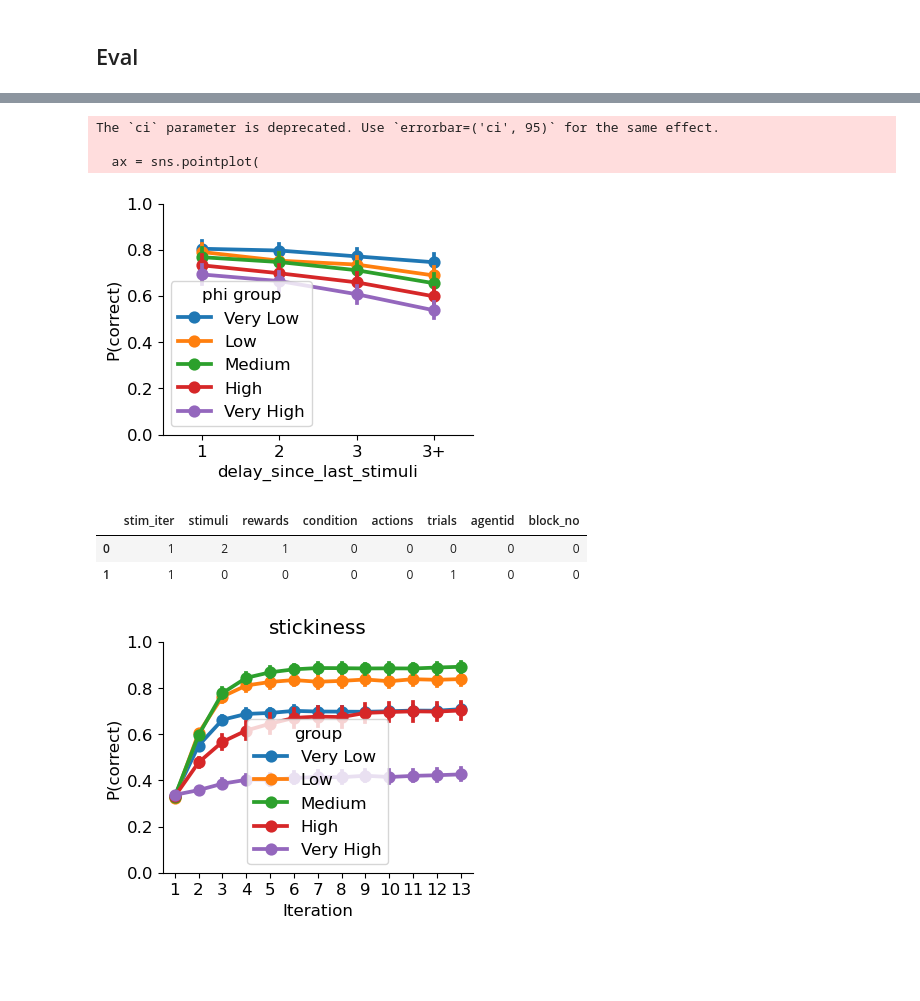
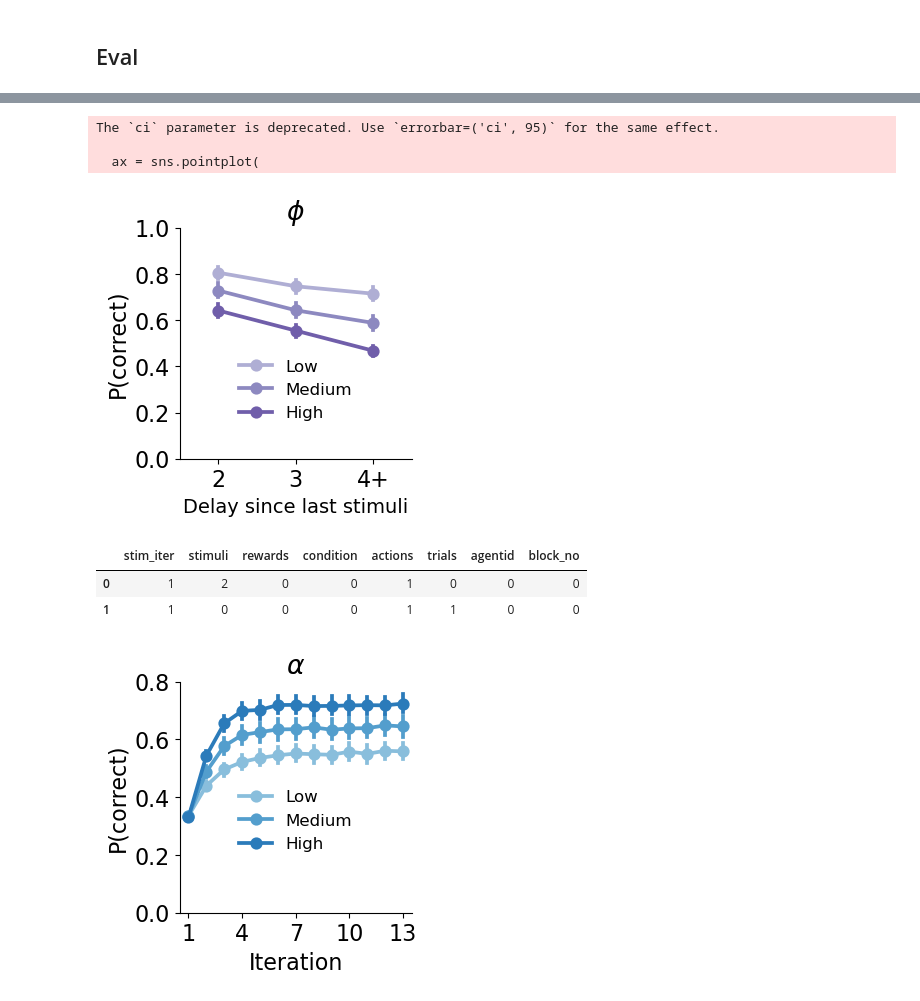
Before and after one commit to ti55987/DL4CM, a Jupyter notebook: simulation/simulation.ipynb, the cells around one changed output, grey strips where cells are left out. Saved outputs shown, nothing was run; the diff lists cells and outputs as text; code cells hidden in the pictures; blank space fills up the shorter version.

Commit message:
add model utils

```diff
--- a/simulation/simulation.ipynb
+++ b/simulation/simulation.ipynb
@@ -322,7 +311,9 @@ train_df.to_csv(filename)
 # %% [markdown]
 ## Eval
 # %%
-model_name = 'rlf'
-train_df = pd.read_csv(f"../data/{model_name}_6s3a/rand500_st11_500a_{num_blocks}b_78t_{model_name}.csv")
+model_name = "rlf"
+train_df = pd.read_csv(
+    f"../data/{model_name}_6s3a/rand500_st11_500a_{num_blocks}b_78t_{model_name}.csv"
+)
 # %%
 # parameter inspection
@@ -369,39 +360,52 @@ sns.despine()
 # %%
-key = 'delay_since_last_stimuli' #'delay_since_last_correct'
-res = train_df[train_df.delay_since_last_stimuli > 0].copy()
+key = "delay_since_last_stimuli"  #'delay_since_last_correct'
+res = train_df[train_df.delay_since_last_stimuli > 1].copy()
 # Create 5 equal-width bins for bias values
-res['phi group'] = pd.qcut(res['phi'], q=5, labels=['Very Low', 'Low', 'Medium', 'High', 'Very High'])
-res[f"{key}_cat"] = res[key].apply(
-    lambda x: "3+" if x > 3 else str(x)
+res["phi group"] = pd.qcut(
+    res["phi"], q=3, labels=["Low", "Medium", "High"]
 )
+res[f"{key}_cat"] = res[key].apply(lambda x: "4+" if x > 4 else str(x))
 
 res = (
     res.groupby(["agentid", f"{key}_cat", "phi group"])[["rewards"]]
     .mean()
     .reset_index()
 )
 
-plt.rcParams.update({"font.size": 12})
-fig, ax = plt.subplots(1, 1, figsize=(4, 3), sharey=True)
+plt.rcParams.update({"font.size": 16})
+fig, ax = plt.subplots(1, 1, figsize=(3, 3), sharey=True)
 ax = sns.pointplot(
     data=res,
     x=f"{key}_cat",
     y="rewards",
-    order=["1", "2", "3", "3+"],
+    order=["2", "3", "4+"],
     hue="phi group",
+    palette=sns.color_palette("Purples")[2:],
     ax=ax,
     ci=95,
 )
-ax.set_xlabel(key)
 ax.set_ylabel("P(correct)")
 ax.set_yticks(np.round(np.arange(0, 1.2, 0.2), 2))
-
+ax.set_title(r"$\phi$")
+ax.set_xlabel("Delay since last stimuli", fontsize=14)
+#sns.move_legend(ax, "upper left", bbox_to_anchor=(1, 1), fontsize=12)
+sns.move_legend(
+    ax,
+    "lower center",
+    bbox_to_anchor=(0.5, 0.1),
+    ncol=1,
+    fontsize=12,
+    markerscale=1,
+    frameon=False,
+    title=None,
+)
 sns.despine()
+sns.despine()
 # %% [output]
 The `ci` parameter is deprecated. Use `errorbar=('ci', 95)` for the same effect.
 
   ax = sns.pointplot(
-[figure, old version]
+[figure, new version]
 # %%
 from utils.feature_utils import get_iter_acc_without_switches
 
@@ -409,35 +413,52 @@ iter_acc = get_iter_acc_without_switches(train_df)
 iter_acc.head(2)
 # %% [output]
 |  | stim_iter | stimuli | rewards | condition | actions | trials | agentid | block_no |
-| 0 | 1 | 2 | 1 | 0 | 0 | 0 | 0 | 0 |
-| 1 | 1 | 0 | 0 | 0 | 0 | 1 | 0 | 0 |
+| 0 | 1 | 2 | 0 | 0 | 1 | 0 | 0 | 0 |
+| 1 | 1 | 0 | 0 | 0 | 1 | 1 | 0 | 0 |
 # %%
-key = 'stickiness'
+plt.rcParams.update({"font.size": 16})
+key = "alpha"
 iter_acc[key] = train_df[key].tolist()
 
 # Create 5 equal-width bins for bias values
-#iter_acc['group'] = pd.qcut(iter_acc[key], q=5, labels=['Very Low', 'Low', 'Medium', 'High', 'Very High'])
-iter_acc['group'] = pd.cut(iter_acc[key], bins=5, labels=['Very Low', 'Low', 'Medium', 'High', 'Very High'])
+# iter_acc['group'] = pd.qcut(iter_acc[key], q=5, labels=['Very Low', 'Low', 'Medium', 'High', 'Very High'])
+iter_acc["group"] = pd.cut(
+    iter_acc[key], bins=3, labels=["Low", "Medium", "High"]
+)
 # Group by bias group and calculate mean rewards
-bias_group_stats = iter_acc.groupby(["agentid",  'stim_iter', 'group'])['rewards'].mean().reset_index()
+bias_group_stats = (
+    iter_acc.groupby(["agentid", "stim_iter", "group"])["rewards"].mean().reset_index()
+)
 
 # Plot the results
-plt.rcParams.update({"font.size": 12})
-fig, ax = plt.subplots(1, 1, figsize=(4, 3))
+fig, ax = plt.subplots(1, 1, figsize=(3, 3))
 sns.pointplot(
     data=bias_group_stats,
     x="stim_iter",
     y="rewards",
     hue="group",
+    palette=sns.color_palette("Blues")[2:],
     ax=ax,
 )
-ax.set_title(key)
+ax.set_title(r"$\alpha$" if key == "alpha" else key)
 ax.set_xlabel("Iteration")
 ax.set_ylabel("P(correct)")
-ax.set_yticks(np.round(np.arange(0, 1.2, 0.2), 2))
+ax.set_yticks(np.round(np.arange(0, 0.89, 0.2), 2))
+ax.set_xticks(np.round(np.arange(0, 13, 3), 2))
+#sns.move_legend(ax, "upper left", bbox_to_anchor=(1, 1), fontsize=12)
+sns.move_legend(
+    ax,
+    "lower center",
+    bbox_to_anchor=(0.5, 0.2),
+    ncol=1,
+    fontsize=12,
+    markerscale=1,
+    frameon=False,
+    title=None,
+)
 sns.despine()
 # %% [output]
-[figure, old version]
+[figure, new version]
 # %%
 res = (
     iter_acc.groupby(["agentid", "stim_iter", "condition"])[["rewards"]]
```
Also changed, not shown: parts of 14 cells of this notebook, 4 other files.
